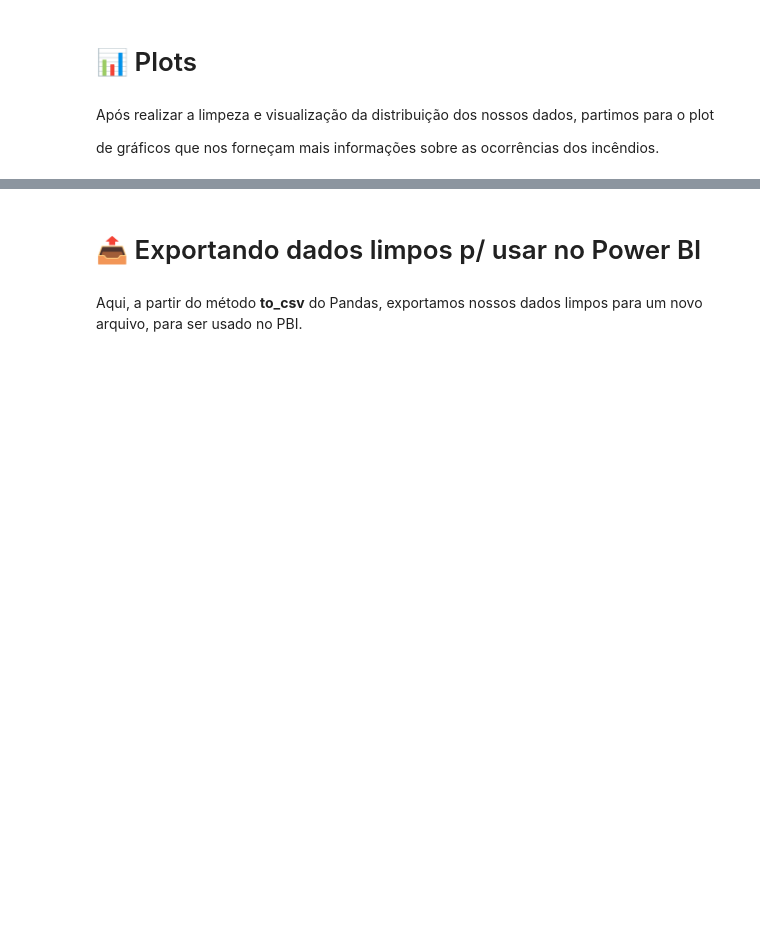
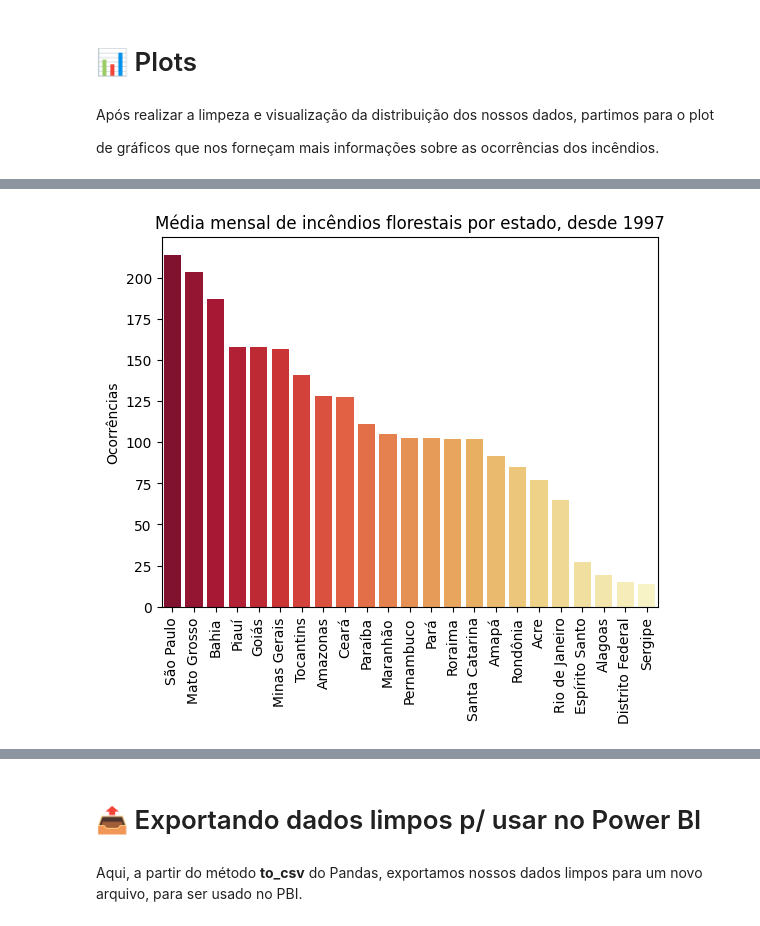
Before and after one commit to pedrorcm/Queimadas_Brasil, a Jupyter notebook: extenso.ipynb, the cells around one changed output, grey strips where cells are left out. Saved outputs shown, nothing was run; the diff lists cells and outputs as text; code cells hidden in the pictures; blank space fills up the shorter version.

```diff
--- a/extenso.ipynb
+++ b/extenso.ipynb
@@ -342,0 +442,12 @@ plt.show()
+# %%
+medias_mais_recorrentes = data.groupby('state').number.mean().sort_values(ascending=False).reset_index()
+# %%
+sns.barplot(data=medias_mais_recorrentes, x=medias_mais_recorrentes.state, y=medias_mais_recorrentes.number, palette='YlOrRd_r')
+
+plt.xticks(rotation=90)
+plt.title('Média mensal de incêndios florestais por estado, desde 1997')
+plt.xlabel('')
+plt.ylabel('Ocorrências')
+plt.show()
+# %% [output]
+[figure, added]
```
Also changed, not shown: parts of 17 cells of this notebook.
